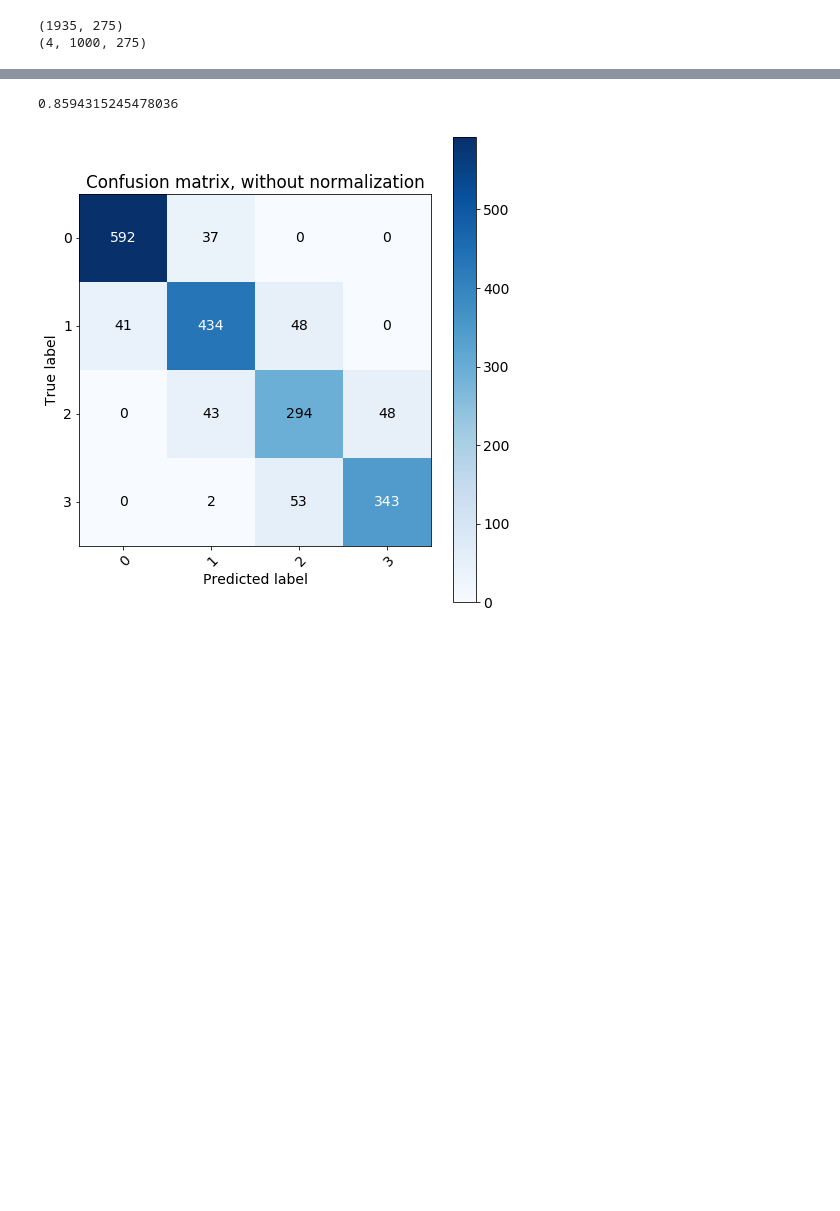
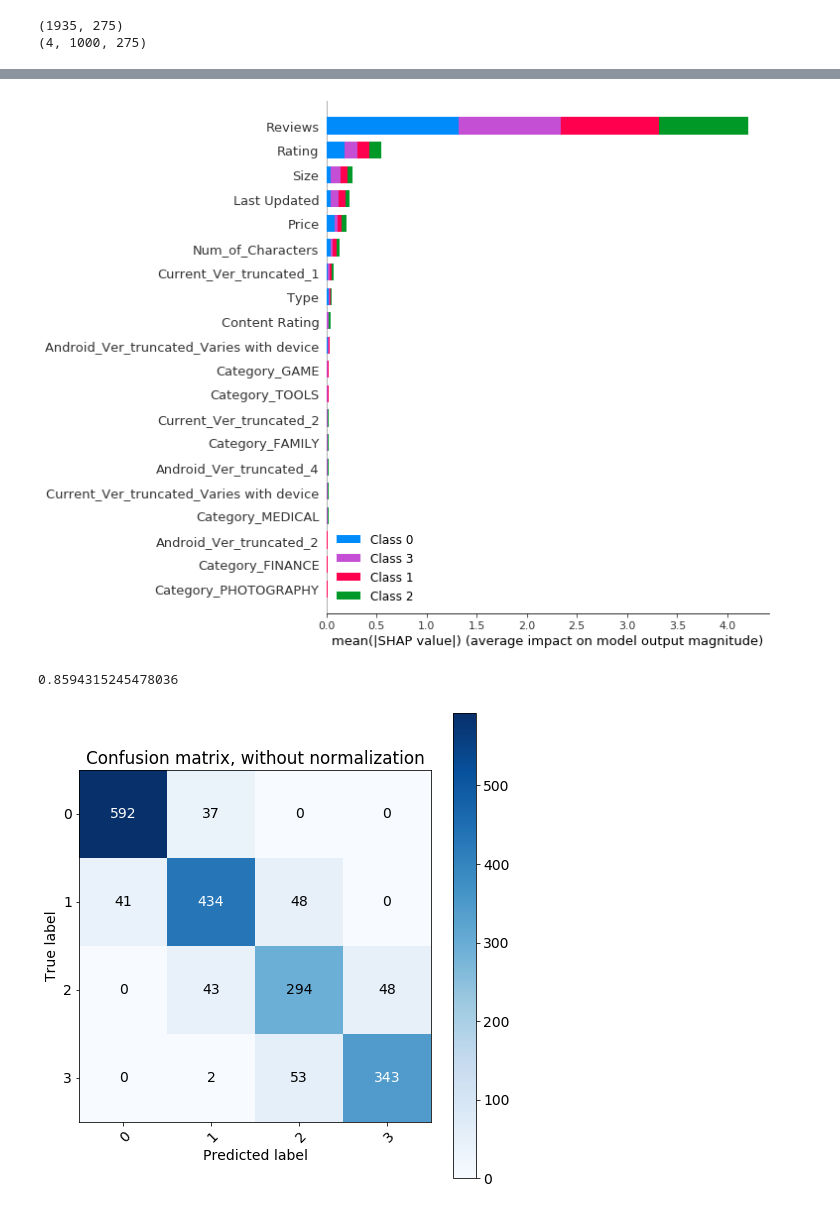
Before and after one commit to bao1981105/Google-Apps-Download-Prediction, a Jupyter notebook: results/analysis.ipynb, the cells around one changed output, grey strips where cells are left out. Drawn from its saved outputs; the diff is of its cells as text; code cells hidden in the pictures; blank space fills up the shorter version.

```diff
--- a/results/analysis.ipynb
+++ b/results/analysis.ipynb
@@ -322,3 +358,7 @@ shap.force_plot(explainer.expected_value[1], shap_values[1][index,:], features =
+# %%
+shap.summary_plot(shap_values, X_test_transformed[:1000],feature_names = feature_names)
+# %% [output]
+[figure, added]
 # %%
 from sklearn.utils.multiclass import unique_labels
 
```
Also changed, not shown: parts of 15 cells of this notebook, 6 other files.
